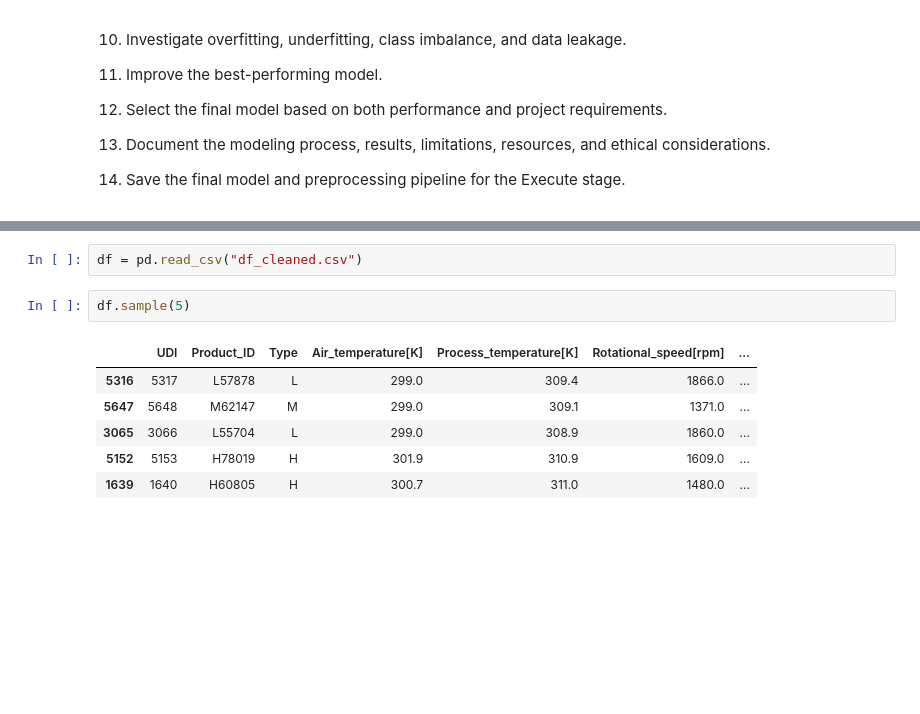
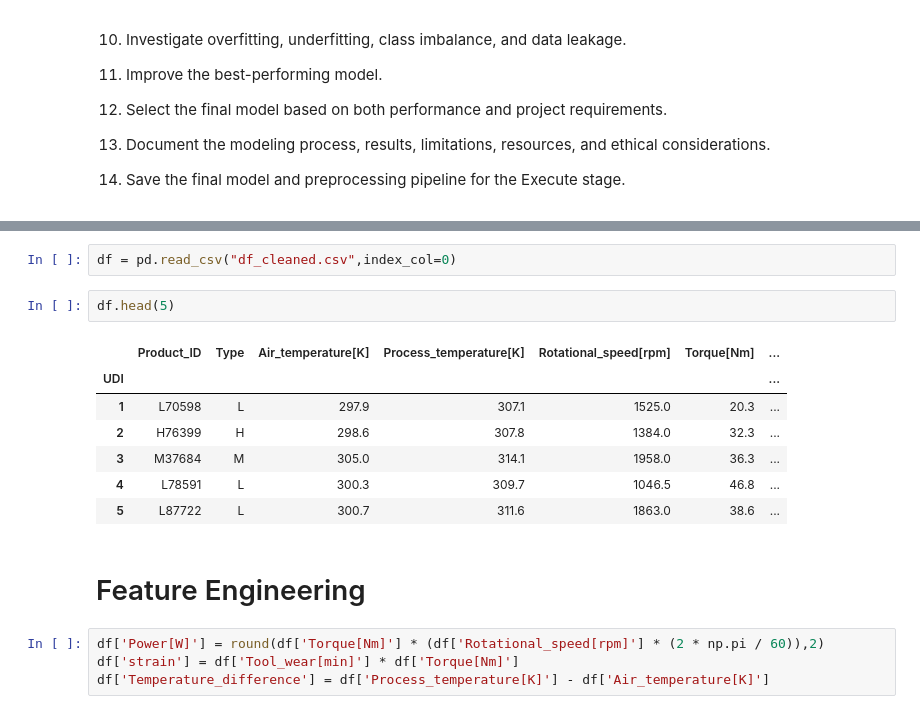
Before and after one commit to abdulrahman0700/Industrial_Predictive_Maintenance_Elevvo_internship, a Jupyter notebook: Notebooks/03_Construct.ipynb, the cells around one changed output, grey strips where cells are left out. Drawn from its saved outputs; the diff is of its cells as text; blank space fills up the shorter version.

```diff
--- a/Notebooks/03_Construct.ipynb
+++ b/Notebooks/03_Construct.ipynb
@@ -52,11 +62,18 @@ from xgboost import XGBClassifier
 # %%
-df = pd.read_csv("df_cleaned.csv")
+df = pd.read_csv("df_cleaned.csv",index_col=0)
 # %%
-df.sample(5)
+df.head(5)
 # %% [output]
-|  | UDI | Product_ID | Type | Air_temperature[K] | Process_temperature[K] | Rotational_speed[rpm] | ... |
-| 5316 | 5317 | L57878 | L | 299.0 | 309.4 | 1866.0 | ... |
-| 5647 | 5648 | M62147 | M | 299.0 | 309.1 | 1371.0 | ... |
-| 3065 | 3066 | L55704 | L | 299.0 | 308.9 | 1860.0 | ... |
-| 5152 | 5153 | H78019 | H | 301.9 | 310.9 | 1609.0 | ... |
-| 1639 | 1640 | H60805 | H | 300.7 | 311.0 | 1480.0 | ... |
+|  | Product_ID | Type | Air_temperature[K] | Process_temperature[K] | Rotational_speed[rpm] | Torque[Nm] | ... |
+| UDI |  |  |  |  |  |  | ... |
+| 1 | L70598 | L | 297.9 | 307.1 | 1525.0 | 20.3 | ... |
+| 2 | H76399 | H | 298.6 | 307.8 | 1384.0 | 32.3 | ... |
+| 3 | M37684 | M | 305.0 | 314.1 | 1958.0 | 36.3 | ... |
+| 4 | L78591 | L | 300.3 | 309.7 | 1046.5 | 46.8 | ... |
+| 5 | L87722 | L | 300.7 | 311.6 | 1863.0 | 38.6 | ... |
+# %% [markdown]
+# Feature Engineering
+# %%
+df['Power[W]'] = round(df['Torque[Nm]'] * (df['Rotational_speed[rpm]'] * (2 * np.pi / 60)),2)
+df['strain'] = df['Tool_wear[min]'] * df['Torque[Nm]']
+df['Temperature_difference'] = df['Process_temperature[K]'] - df['Air_temperature[K]']
```
Also changed, not shown: parts of 28 cells of this notebook.
